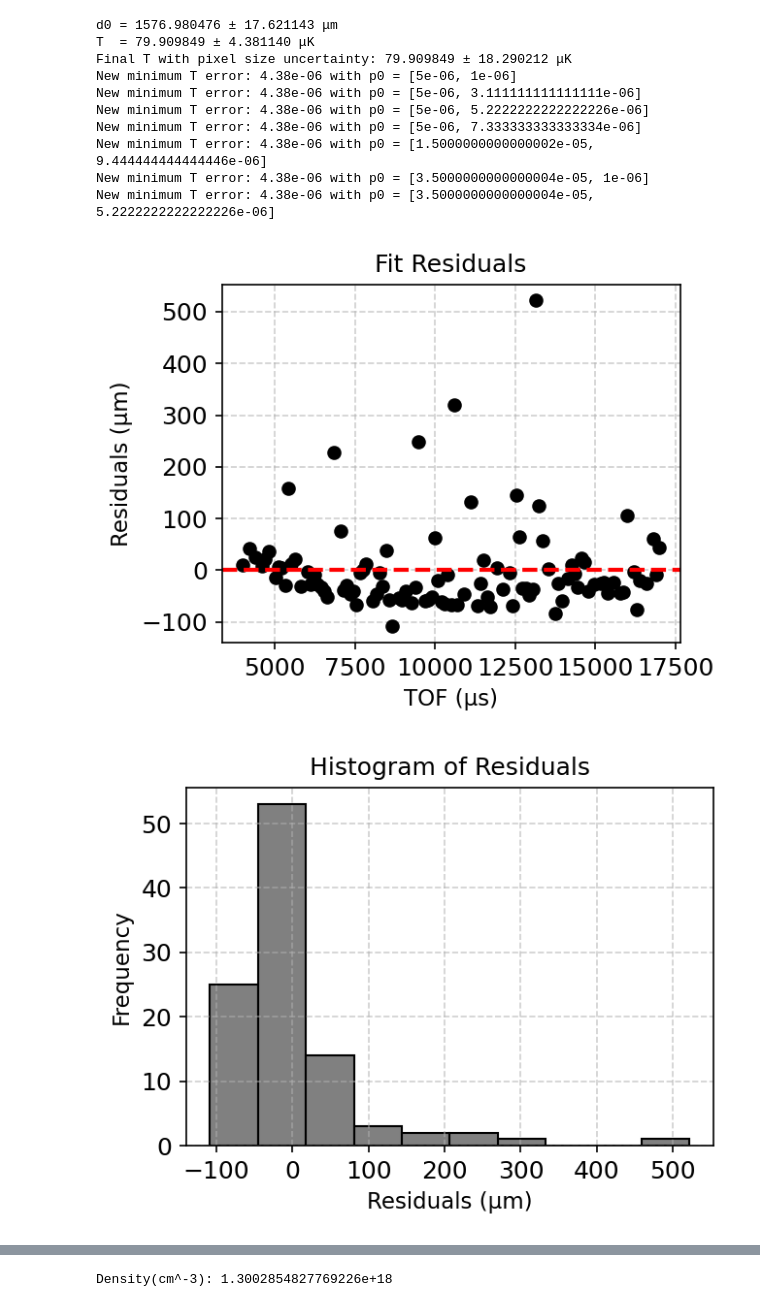
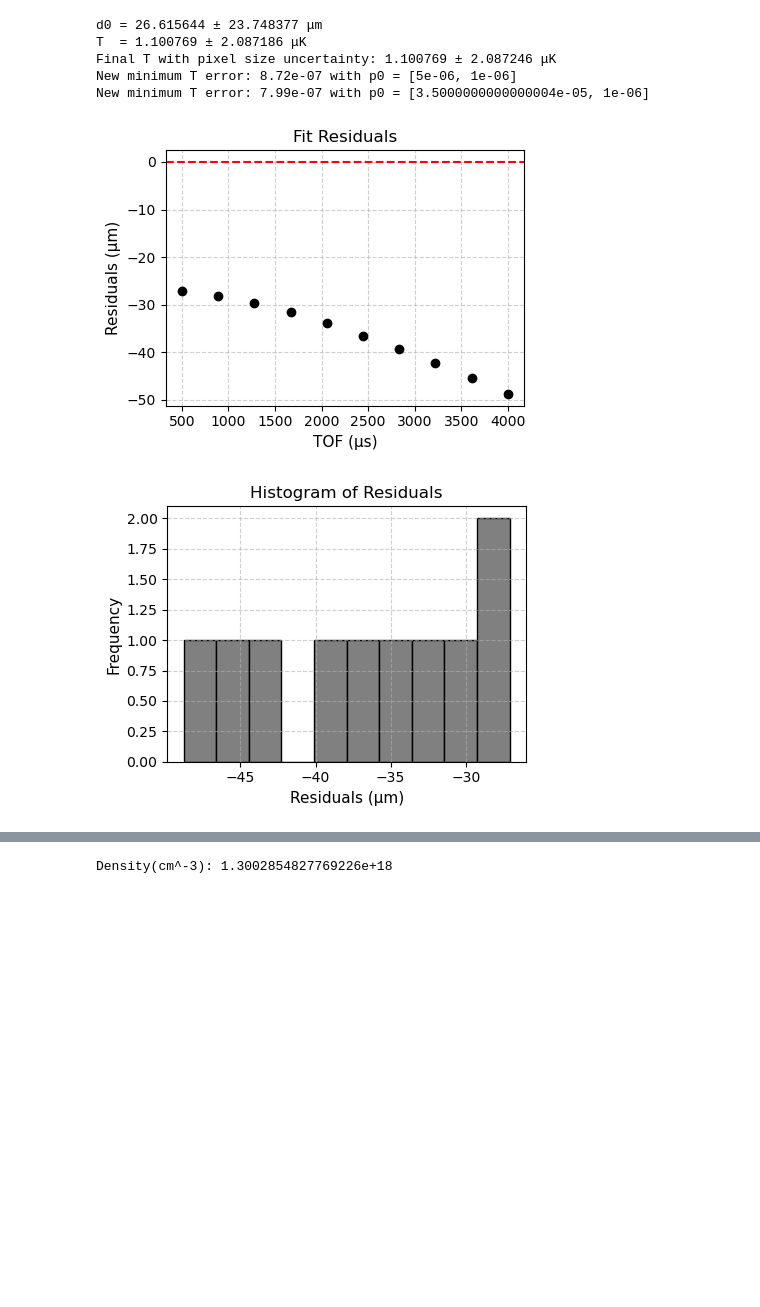
Before and after one commit to harrykendell/ARTIQ, a Jupyter notebook: analysis/plotting_data_post_analysis.ipynb, the cells around one changed output, grey strips where cells are left out. Drawn from its saved outputs; the diff is of its cells as text; code cells hidden in the pictures; blank space fills up the shorter version.

```diff
--- a/analysis/plotting_data_post_analysis.ipynb
+++ b/analysis/plotting_data_post_analysis.ipynb
@@ -217,7 +242,7 @@ Keys in the datasets: ['Images.absorption.BG', 'Images.absorption.REF', 'Images.
 import re
 
 from matplotlib.pylab import append
-
+scaling_factor =22.36 * 1e-6  # Convert to meters, adjust scaling factor as needed
 
 all = [
     "ndscan.rid_6597.analysis_results",
@@ -290,6 +315,7 @@ linewidth = []
 magnification = []
 pixel_size = []
 tekscope_ch1=[]
+images_list = []
 
 records = [a] if isinstance(a, bytes) else a
 
@@ -403,6 +429,16 @@ for i in range(len(records)):
             nums = re.findall(r"[-+]?\d*\.\d+|\d+", tuple_str)
             pixel_size.append(float(nums[0]))
             print("Pixel Size:", pixel_size)
+        elif key == "tekscope_ch1":  # Assuming this is a key for scan parameters
+            tuple_str = ":".join(b[1:]).strip()
+            nums = re.findall(r"[-+]?\d*\.\d+|\d+", tuple_str)
+            tekscope_ch1.append(float(nums[0]))
+            print("Tekscope Channel 1:", tekscope_ch1)
+        elif key=="all_images":  # Assuming this is a key for scan parameters
+            tuple_str = ":".join(b[1:]).strip()
+            nums = re.findall(r"[-+]?\d*\.\d+|\d+", tuple_str)
+            images_list.append(float(nums[0]))
+            print("All Images:", images_list)
 
 
 if phase_space_density != None:
@@ -500,6 +536,8 @@ print("Min value of peaky:", peaky[min_index_y])
 print("Max value of peaky:", peaky[max_index_y])
 print("Min value of sy(micron):", sy[min_index_sy] * 1.36)
 print("Max value of sy(micron):", sy[max_index_sy] * 1.36)
+#print all images in the images_list
+print("All images in the images_list:", images_list)
 
 # save file in this directory with file name as the run number
 # output_directory = "./"
@@ -509,13 +547,13 @@ print("Max value of sy(micron):", sy[max_index_sy] * 1.36)
 # print(f"Data saved to {output_file}")
 
 
-# scaling_factor = 25.8 * 1e-6
+scaling_factor = 22.36 * 1e-6
 m = 1.443e-25  # mass of Rb87 in kg
 T = 20e-6  # temperature in K
 
 
 def phase_space_density(
-    self, atom_number, sigma_x, sigma_y, T, m, scaling_factor=25.8e-6
+    self, atom_number, sigma_x, sigma_y, T, m, scaling_factor=1
 ):
     """
     Calculate phase-space density for a thermal atomic cloud.
@@ -565,7 +603,7 @@ def phase_space_density(
 number_density_derived = []
 phase_space_density_derived = []
 lambda_db_derived = []
-scaling_factor = 30.31 * 1e-6
+scaling_factor =1
 
 
 for i in range(len(sx)):
@@ -583,15 +636,15 @@ KeyError: "Unable to open object (object 'ndscan.rid_24768.points.channel_info'
 from submodules.oitg.oitg.units import MHz
 
 
-exposure_time = 0.04e-3
+exposure_time = 0.03e-3
 
-# scaling_factor = 1.55 * 1e-6
+scaling_factor =22.36 * 1e-6  # Convert to meters, adjust scaling factor as needed
 
 # add the exposure time to tof
 # scan_params = scan_params + exposure_time
 
-sx = np.array(sx)  # * scaling_factor  # Convert to mm
-sy = np.array(sy)  # * scaling_factor  # Convert to mm
+sx = np.array(sx)  * scaling_factor  # Convert to mm
+sy = np.array(sy)  * scaling_factor  # Convert to mm
 
 Γ_Rb = 6.065 * MHz
 
@@ -962,6 +1006,7 @@ t_data = scan_params  # TOF data
 d_data = np.array(sy)  # Diameter data, using sx as an e
 
 
+sacling_factor = 1  # Convert to meters, adjust scaling factor as needed
 diametertype = "y"  # Change to "x" or "y" based on which diameter you want to fit
 
 print("TOF data:", t_data)
@@ -992,14 +1037,14 @@ print("Sorted Diameter data (meters):", d_data_sorted)
 d_data_sorted = d_data_sorted * scaling_factor  # Convert to meters for fitting
 
 # remove first five points from t_data_sorted and d_data_sorted
-#t_data_sorted = t_data_sorted[5:]
-#d_data_sorted = d_data_sorted[5:]
+#t_data_sorted = t_data_sorted[1:]
+#d_data_sorted = d_data_sorted[1:]
 
 
 # --- Constants ---
 kB = 1.380649e-23  # Boltzmann constant (J/K)
 m = 1.45e-25  # Mass (kg)
-s = 1.62  # Pixel size in µm/pixel
+s = 25  # Pixel size in µm/pixel
 delta_s = 0.18  # Uncertainty in pixel size
 
 
@@ -1149,15 +1187,10 @@ TOF data: [0.017      0.004      0.0105     0.01375    0.00725    0.005625
-d0 = 1576.980476 ± 17.621143 μm
-T  = 79.909849 ± 4.381140 μK
-Final T with pixel size uncertainty: 79.909849 ± 18.290212 μK
-New minimum T error: 4.38e-06 with p0 = [5e-06, 1e-06]
-New minimum T error: 4.38e-06 with p0 = [5e-06, 3.111111111111111e-06]
-New minimum T error: 4.38e-06 with p0 = [5e-06, 5.2222222222222226e-06]
-New minimum T error: 4.38e-06 with p0 = [5e-06, 7.333333333333334e-06]
-New minimum T error: 4.38e-06 with p0 = [1.5000000000000002e-05, 9.444444444444446e-06]
-New minimum T error: 4.38e-06 with p0 = [3.5000000000000004e-05, 1e-06]
-New minimum T error: 4.38e-06 with p0 = [3.5000000000000004e-05, 5.2222222222222226e-06]
+d0 = 26.615644 ± 23.748377 μm
+T  = 1.100769 ± 2.087186 μK
+Final T with pixel size uncertainty: 1.100769 ± 2.087246 μK
+New minimum T error: 8.72e-07 with p0 = [5e-06, 1e-06]
+New minimum T error: 7.99e-07 with p0 = [3.5000000000000004e-05, 1e-06]
-[figure, old version]
+[figure, new version]
-[figure, old version]
+[figure, new version]
 # %%
 # pixel calibration fit
 g = 9.81  # m/s^2, gravitational acceleration
```
Also changed, not shown: parts of 14 cells of this notebook, 17 other files.
